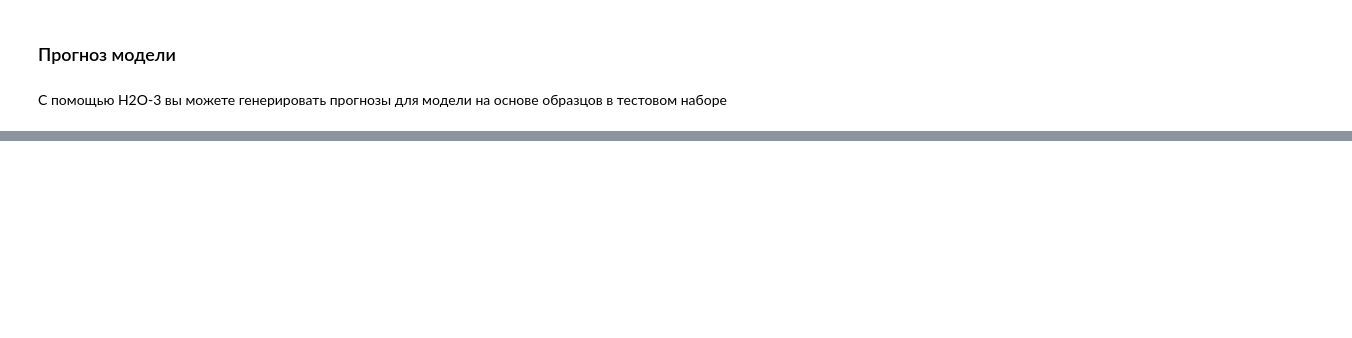
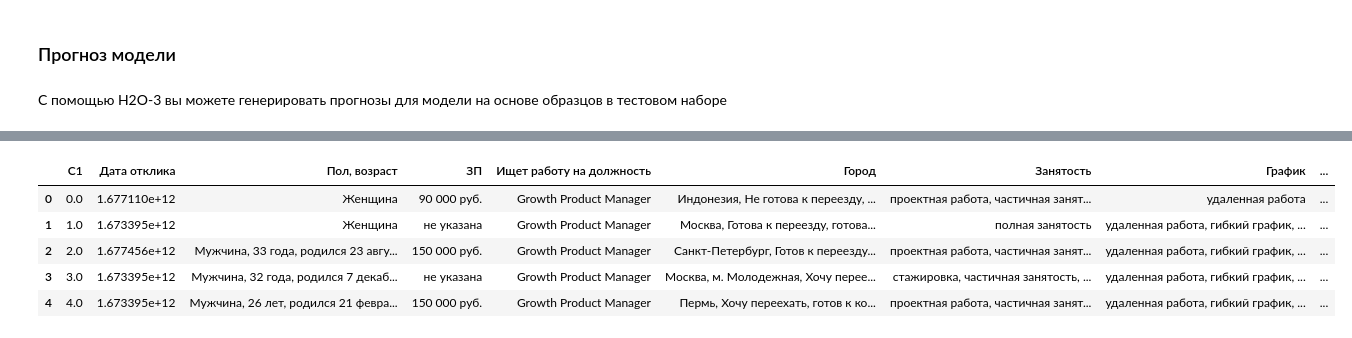
Before and after one commit to Untick/InspectrumClinic_HR, a Jupyter notebook: Kiparenko Nikolai/INSPECTRUM_CLINIC_HR_RECSYS_GR1_AUTO_ML_2.ipynb, the cells around one changed output, grey strips where cells are left out. Drawn from its saved outputs; the diff is of its cells as text; code cells hidden in the pictures; blank space fills up the shorter version.

```diff
--- a/Kiparenko Nikolai/INSPECTRUM_CLINIC_HR_RECSYS_GR1_AUTO_ML_2.ipynb
+++ b/Kiparenko Nikolai/INSPECTRUM_CLINIC_HR_RECSYS_GR1_AUTO_ML_2.ipynb
@@ -426,0 +400,3 @@ best_model_1.save_mojo('best_model.zip')
+# %%
+preds = imported_model.predict(df)
+print(preds)
@@ -426,0 +434,16 @@ best_model_1.save_mojo('best_model.zip')
+# %%
+df = df.as_data_frame()
+# %%
+preds = preds.as_data_frame()
+# %%
+df = df.join(preds)
+# %%
+df.to_csv('Ответы.csv')
+df.head(5)
+# %% [output]
+|  | C1 | Дата отклика | Пол, возраст | ЗП | Ищет работу на должность | Город | Занятость | График | ... |
+| 0 | 0.0 | 1.677110e+12 | Женщина | 90 000 руб. | Growth Product Manager | Индонезия, Не готова к переезду, ... | проектная работа, частичная занят... | удаленная работа | ... |
+| 1 | 1.0 | 1.673395e+12 | Женщина | не указана | Growth Product Manager | Москва, Готова к переезду, готова... | полная занятость | удаленная работа, гибкий график, ... | ... |
+| 2 | 2.0 | 1.677456e+12 | Мужчина, 33 года, родился 23 авгу... | 150 000 руб. | Growth Product Manager | Санкт-Петербург, Готов к переезду... | проектная работа, частичная занят... | удаленная работа, гибкий график, ... | ... |
+| 3 | 3.0 | 1.673395e+12 | Мужчина, 32 года, родился 7 декаб... | не указана | Growth Product Manager | Москва, м. Молодежная, Хочу перее... | стажировка, частичная занятость, ... | удаленная работа, гибкий график, ... | ... |
+| 4 | 4.0 | 1.673395e+12 | Мужчина, 26 лет, родился 21 февра... | 150 000 руб. | Growth Product Manager | Пермь, Хочу переехать, готов к ко... | проектная работа, частичная занят... | удаленная работа, гибкий график, ... | ... |
```
Also changed, not shown: parts of 18 cells of this notebook.
